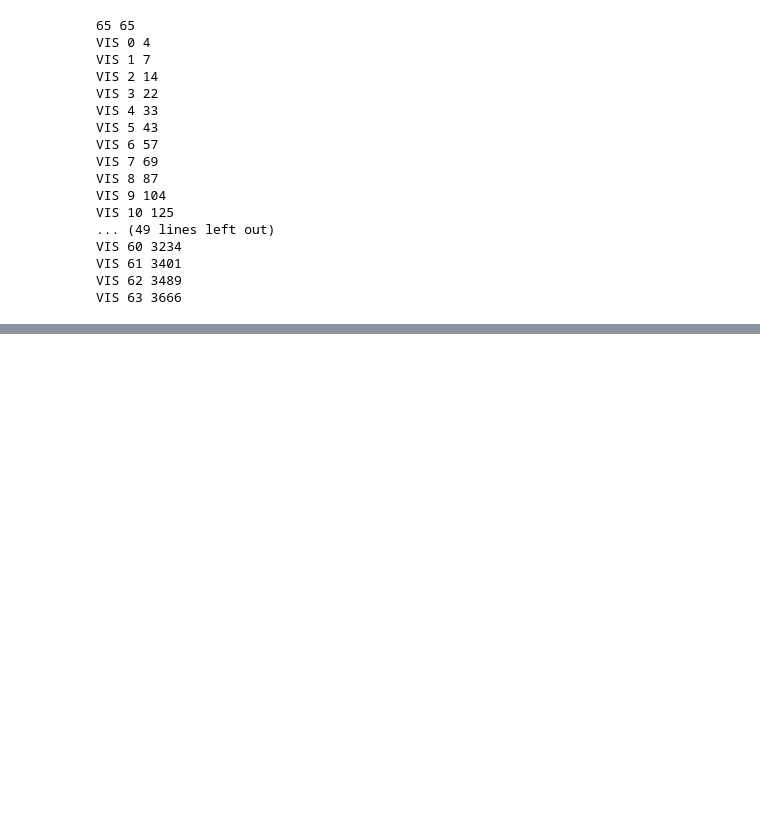
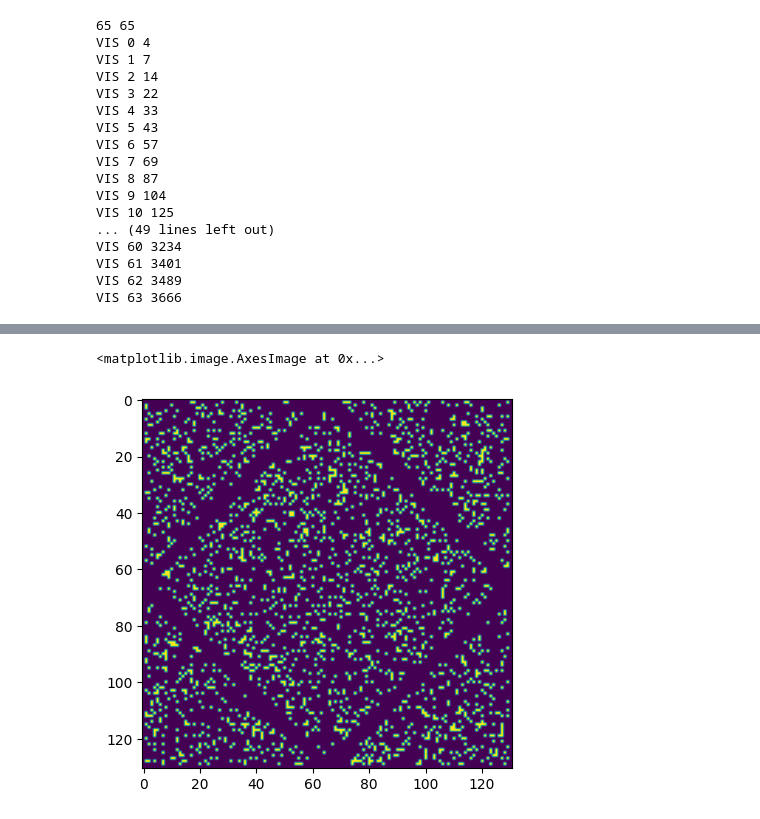
Before and after one commit to gsainsbury86/advent_2023, a Jupyter notebook: Day 21.ipynb, the cells around one changed output, grey strips where cells are left out. Drawn from its saved outputs; the diff is of its cells as text; code cells hidden in the pictures; blank space fills up the shorter version.

```diff
--- a/Day 21.ipynb
+++ b/Day 21.ipynb
@@ -1,4 +1,7 @@
 # %%
+import functools
+
+import numpy as np
 import requests
 
 year = 2023
@@ -14,19 +17,21 @@ headers = {"cookie": f"session={session}"}
 with open(f"inputs/day_{str(day).zfill(2)}_input.txt", "wb") as file:
     file.write(requests.get(url, headers=headers).content)
 
-aoc = ''.join(open(f"inputs/day_{str(day).zfill(2)}_input.txt", "r"))
+aoc = "".join(open(f"inputs/day_{str(day).zfill(2)}_input.txt", "r"))
+
 
 def use_input(input_string, debug=False):
-    source = [x.strip() for x in input_string.split("\n")]
+    lines = [x.strip() for x in input_string.strip().split("\n")]
     if debug:
-        print(source)
-    G = [[x for x in line] for line in source]
+        print(lines)
+    G = [[x for x in line] for line in lines]
     R = len(G)
     C = len(G[0])
     if debug:
-        print(G[:2][:2], R,C)
+        print(G[:2][:2], R, C)
     return lines, G, R, C
 
+
 lines, G, R, C = use_input(aoc)
 # %%
 test = """...........
@@ -247,0 +261,15 @@ VIS 5 16
+# %%
+import matplotlib.pyplot as plt
+import numpy as np
+
+H = np.zeros((R, C))
+
+for r in range(R):
+    for c in range(C):
+        if G[r][c] == "#":
+            H[r][c] = 255
+
+plt.imshow(H)
+# %% [output]
+<matplotlib.image.AxesImage at 0x...>
+[figure, added]
```
Also changed, not shown: parts of 4 cells of this notebook.
